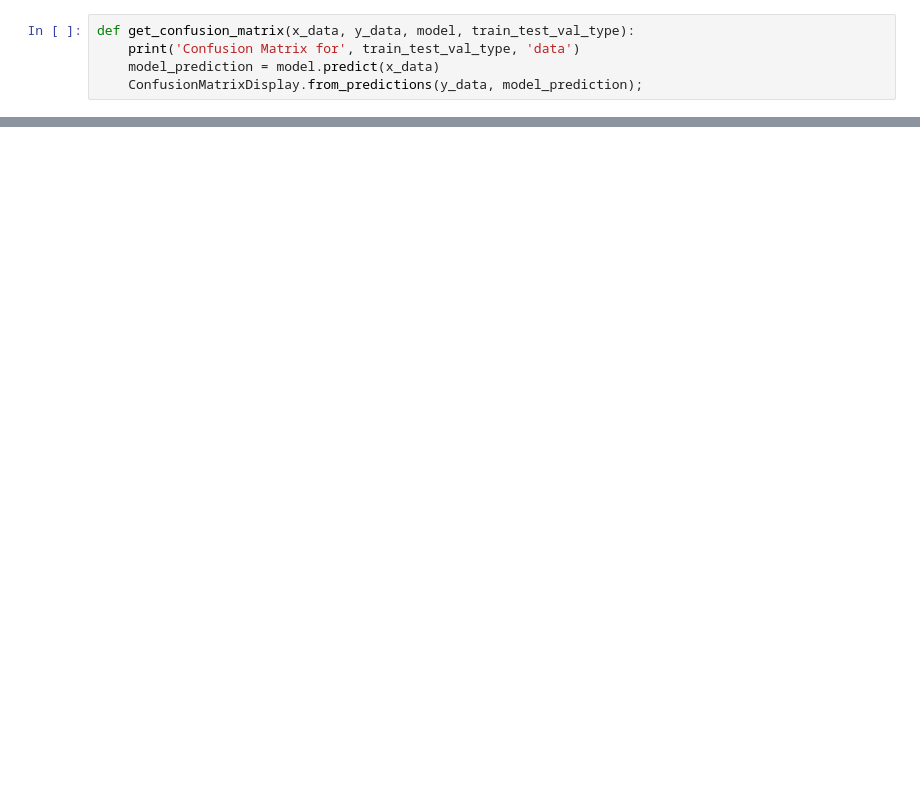
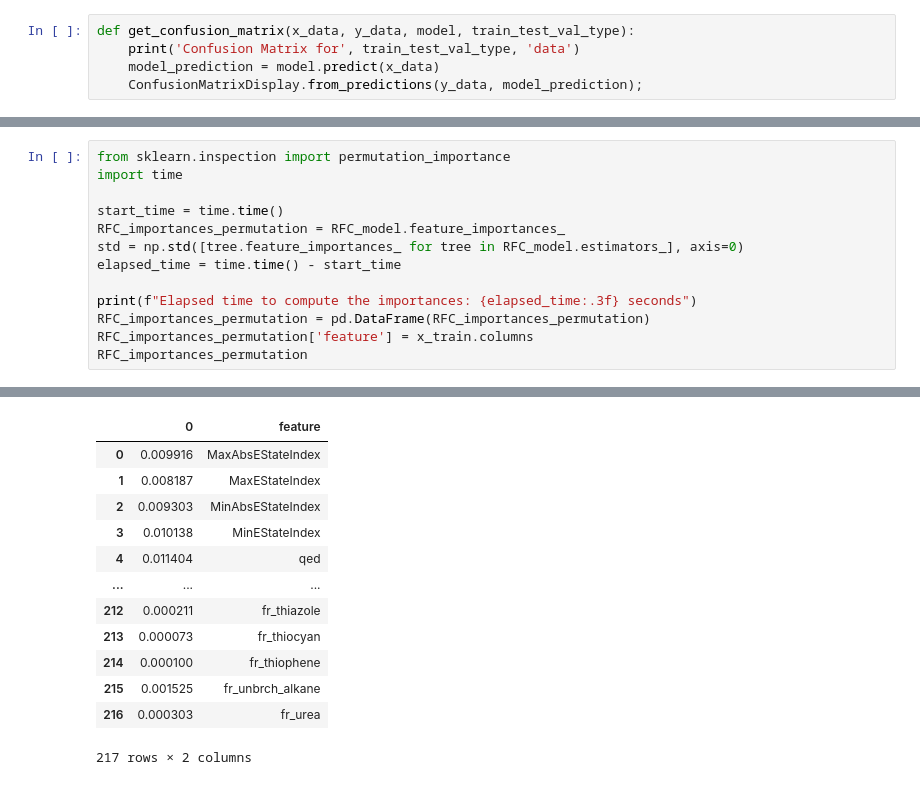
Before and after one commit to dx21006/ML_Tox21_Assessment, a Jupyter notebook: no_nontoxic_nans/2_random_forest/random forest.ipynb, the cells around one changed output, grey strips where cells are left out. Cells and saved outputs as stored; diff of their text form; blank space fills up the shorter version.

```diff
--- a/no_nontoxic_nans/2_random_forest/random forest.ipynb
+++ b/no_nontoxic_nans/2_random_forest/random forest.ipynb
@@ -84,0 +110,14 @@ Confusion Matrix for test data
+# %%
+from sklearn.inspection import permutation_importance
+import time
+
+start_time = time.time()
+RFC_importances_permutation = RFC_model.feature_importances_
+std = np.std([tree.feature_importances_ for tree in RFC_model.estimators_], axis=0)
+elapsed_time = time.time() - start_time
+
+print(f"Elapsed time to compute the importances: {elapsed_time:.3f} seconds")
+RFC_importances_permutation = pd.DataFrame(RFC_importances_permutation)
+RFC_importances_permutation['feature'] = x_train.columns
+RFC_importances_permutation
+# %% [output]
@@ -84,0 +125,13 @@ Confusion Matrix for test data
+|  | 0 | feature |
+| 0 | 0.009916 | MaxAbsEStateIndex |
+| 1 | 0.008187 | MaxEStateIndex |
+| 2 | 0.009303 | MinAbsEStateIndex |
+| 3 | 0.010138 | MinEStateIndex |
+| 4 | 0.011404 | qed |
+| ... | ... | ... |
+| 212 | 0.000211 | fr_thiazole |
+| 213 | 0.000073 | fr_thiocyan |
+| 214 | 0.000100 | fr_thiophene |
+| 215 | 0.001525 | fr_unbrch_alkane |
+| 216 | 0.000303 | fr_urea |
+217 rows × 2 columns
```
Also changed, not shown: parts of 14 cells of this notebook, 2 other files.
